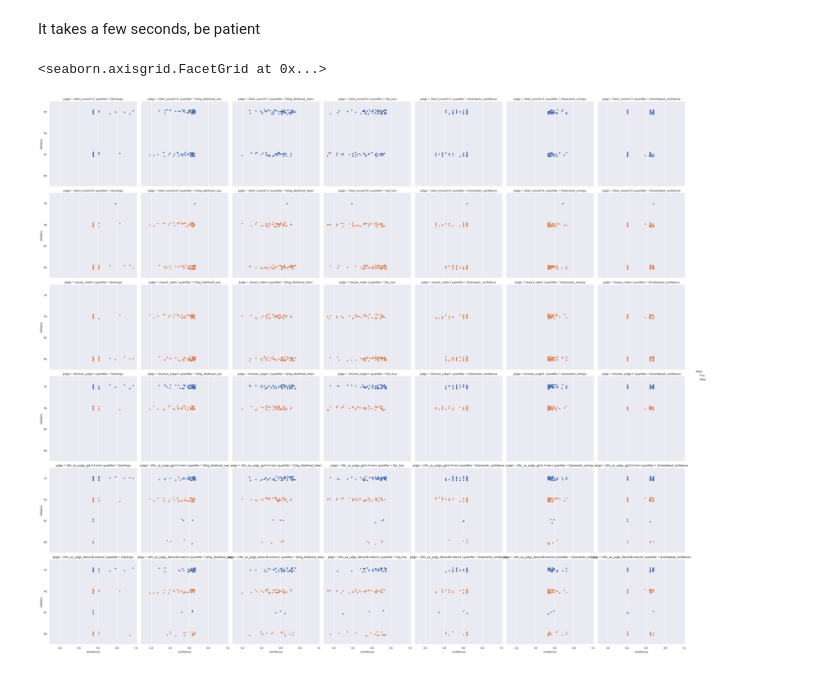
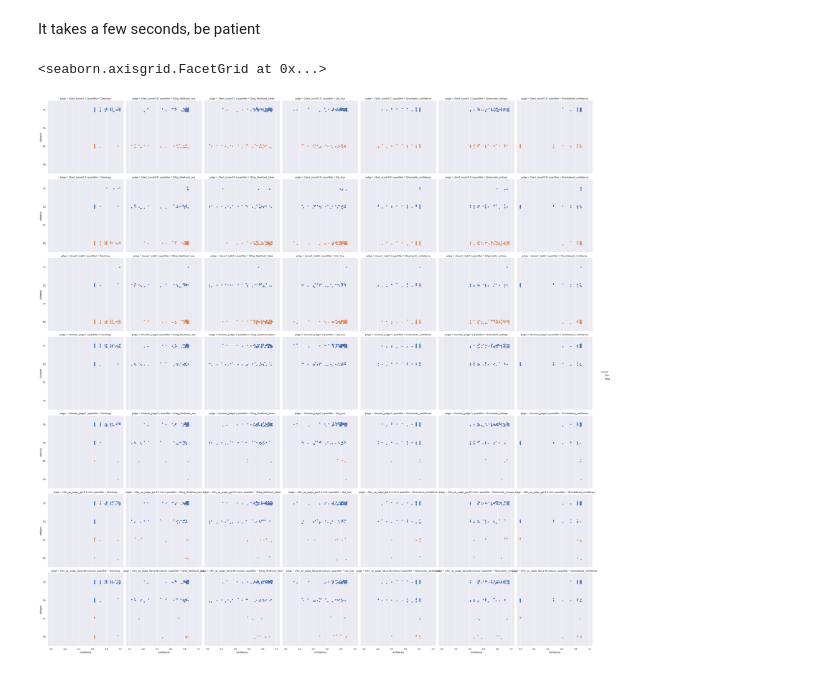
Before and after one commit to probabll/buqeval, a Jupyter notebook: Confidence-vs-Error.ipynb, the cells around one changed output. Drawn from its saved outputs; the diff is of its cells as text; code cells hidden in the pictures.

```diff
--- a/Confidence-vs-Error.ipynb
+++ b/Confidence-vs-Error.ipynb
@@ -225,15 +156,15 @@ It takes a few seconds, be patient
 # %%
 sns.catplot(
     data=df_qj,
     x='confidence',
     y='category',
-    hue='label',
+    hue="correct",
     col='quantifier',
     row='judge',
     kind='strip',
     hue_order=[True, False],
     order=['TP', 'TN', 'FP', 'FN']
 )
 # %% [output]
 <seaborn.axisgrid.FacetGrid at 0x...>
-[figure, old version]
+[figure, new version]
```
Also changed, not shown: parts of 7 cells of this notebook, 5 other files.
